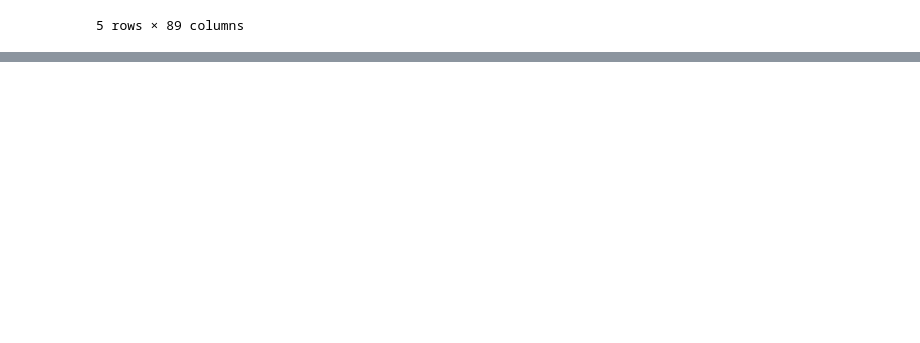
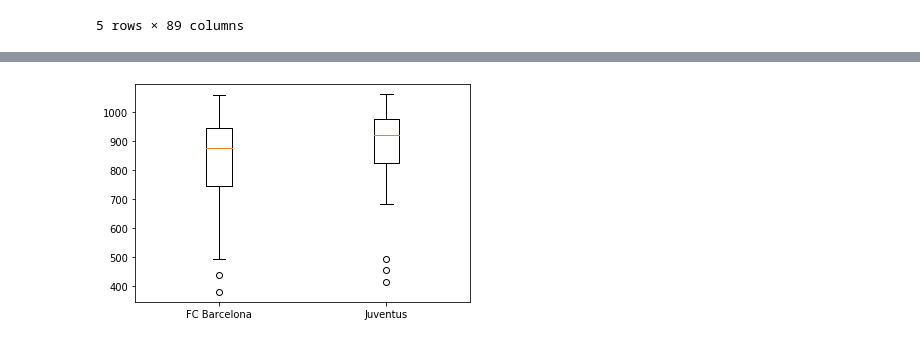
Before and after one commit to Patmik/CV, a Jupyter notebook: Fifa/Analiza fifa.ipynb, the cells around one changed output, grey strips where cells are left out. Saved outputs shown, nothing was run; the diff lists cells and outputs as text; code cells hidden in the pictures; blank space fills up the shorter version.

```diff
--- a/Fifa/Analiza fifa.ipynb
+++ b/Fifa/Analiza fifa.ipynb
@@ -54,0 +38,4 @@ Name: RB, Length: 18207, dtype: object
+# %%
+fifa=fifa.drop(columns=['LS', 'ST', 'RS', 'LW', 'LF', 'CF', 'RF', 'RW',
+       'LAM', 'CAM', 'RAM', 'LM', 'LCM', 'CM', 'RCM', 'RM', 'LWB', 'LDM',
+       'CDM', 'RDM', 'RWB', 'LB', 'LCB', 'CB', 'RCB', 'RB'])
@@ -54,0 +59,7 @@ Name: RB, Length: 18207, dtype: object
+# %%
+fifa=fifa.drop(columns=['ID','Photo','Flag','Overall', 'Potential','Club Logo', 'Special','International Reputation','Weak Foot','Skill Moves', 'Work Rate', 'Body Type', 'Real Face', 'Position',
+       'Jersey Number', 'Joined', 'Loaned From', 'Contract Valid Until','Positioning', 'Vision',
+       'Penalties', 'Composure', 'Marking', 'StandingTackle', 'SlidingTackle',
+       'GKDiving', 'GKHandling', 'GKKicking', 'GKPositioning', 'GKReflexes','Release Clause','ShortPassing', 'Volleys', 'Dribbling', 'Curve',
+       'FKAccuracy', 'LongPassing', 'BallControl', 'Acceleration',
+       'SprintSpeed'])
@@ -54,0 +108,3 @@ Name: RB, Length: 18207, dtype: object
+# %%
+fifa['Total']=fifa.iloc[:,10:23].sum(axis=1)
+fifa
@@ -54,0 +161,9 @@ Name: RB, Length: 18207, dtype: object
+# %%
+#porównanie klubów FC barcelona i Juventus
+barcelona=fifa.loc[fifa.Club=='FC Barcelona']['Total']
+juventus=fifa.loc[fifa.Club=='Juventus']['Total']
+
+plt.boxplot([barcelona,juventus],labels=['FC Barcelona', 'Juventus'])
+plt.show()
+# %% [output]
+[figure, added]
```
Also changed, not shown: parts of 12 cells of this notebook, 1 other file.
